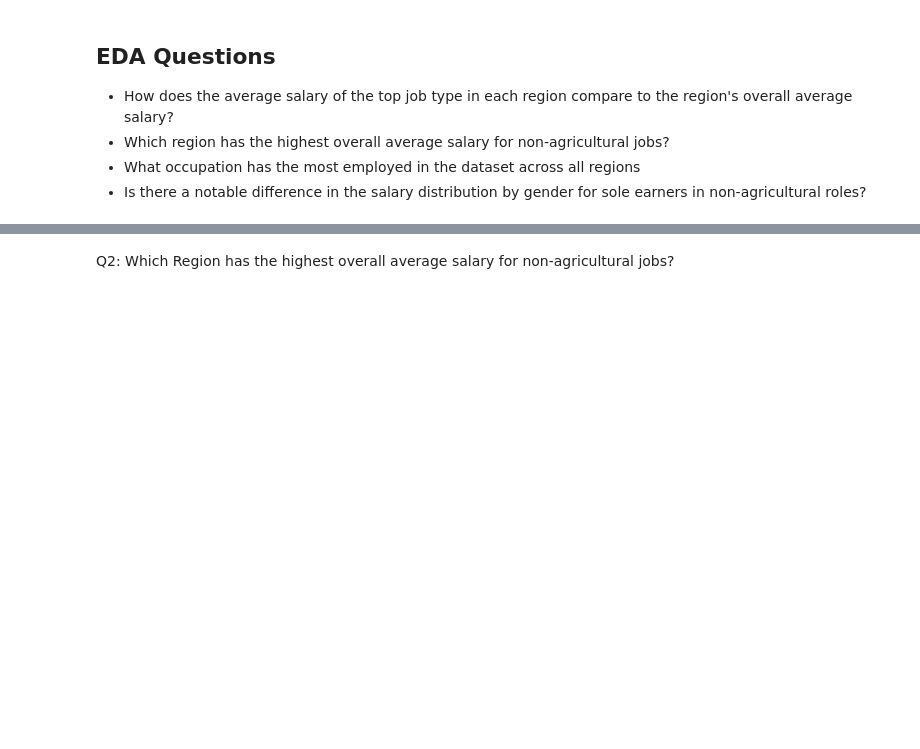
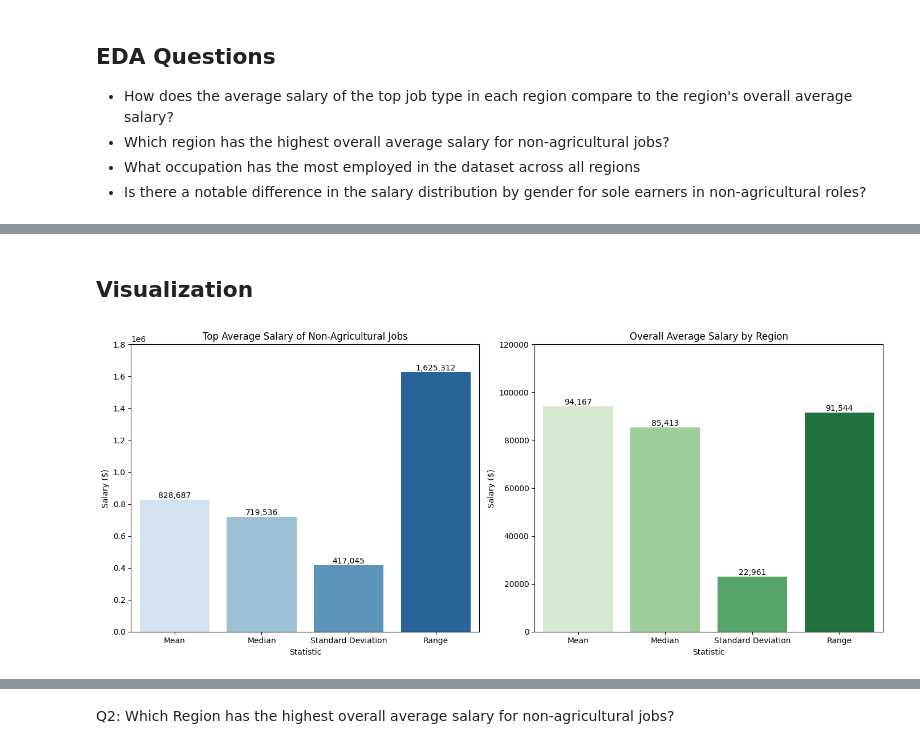
Before and after one commit to chiwasushuba/CSMODEL-Project, a Jupyter notebook: EDA.ipynb, the cells around one changed output, grey strips where cells are left out. Drawn from its saved outputs; the diff is of its cells as text; code cells hidden in the pictures; blank space fills up the shorter version.

```diff
--- a/EDA.ipynb
+++ b/EDA.ipynb
@@ -156,0 +92,10 @@ highest_avg_salary_per_region
+# %%
+# Calculate the overall average salary for each region
+overall_avg_salary = selected_df.groupby('W_REGN')['NONAGRI_SAL'].mean().reset_index()
+overall_avg_salary.columns = ['W_REGN', 'Overall_Avg_Salary']
+# %%
+# Merge the top job salary and overall average salary
+comparison_df = pd.merge(top_job_by_region, overall_avg_salary, on='W_REGN', how='inner')
+# %%
+# Rename the columns for clarity
+comparison_df.columns = ['W_REGN', 'Top_Occupation', 'Top_Avg_Salary', 'Overall_Avg_Salary']
@@ -156,0 +185,38 @@ highest_avg_salary_per_region
+# %% [markdown]
+## Visualization
+# %%
+# Data for Top Average Salary of Non-Agricultural Jobs
+top_avg_salary = pd.DataFrame({
+    'Statistic': ['Mean', 'Median', 'Standard Deviation', 'Range'],
+    'Value': [top_avg_salary_mean, top_avg_salary_median, top_avg_salary_std, top_avg_salary_range]
+})
+
+# Data for Overall Average Salary by Region
+overall_avg_salary = pd.DataFrame({
+    'Statistic': ['Mean', 'Median', 'Standard Deviation', 'Range'],
+    'Value': [overall_avg_salary_mean, overall_avg_salary_median, overall_avg_salary_std, overall_avg_salary_range]
+})
+# %%
+fig, ax = plt.subplots(1, 2, figsize=(14, 6))
+
+# Visualization for Top Average Salary
+sns.barplot(x='Statistic', y='Value', hue='Statistic', data=top_avg_salary, ax=ax[0], palette='Blues', dodge=False, legend=False)
+ax[0].set_title('Top Average Salary of Non-Agricultural Jobs')
+ax[0].set_ylabel('Salary ($)')
+ax[0].set_ylim(0, 1800000)
+for p in ax[0].patches:
+    ax[0].annotate(f'{p.get_height():,.0f}', (p.get_x() + p.get_width() / 2., p.get_height()),
+                   ha='center', va='bottom', fontsize=10)
+
+sns.barplot(x='Statistic', y='Value', hue='Statistic', data=overall_avg_salary, ax=ax[1], palette='Greens', dodge=False, legend=False)
+ax[1].set_title('Overall Average Salary by Region')
+ax[1].set_ylabel('Salary ($)')
+ax[1].set_ylim(0, 120000)
+for p in ax[1].patches:
+    ax[1].annotate(f'{p.get_height():,.0f}', (p.get_x() + p.get_width() / 2., p.get_height()),
+                   ha='center', va='bottom', fontsize=10)
+
+plt.tight_layout()
+plt.show()
+# %% [output]
+[figure, added]
```
Also changed, not shown: parts of 20 cells of this notebook.
